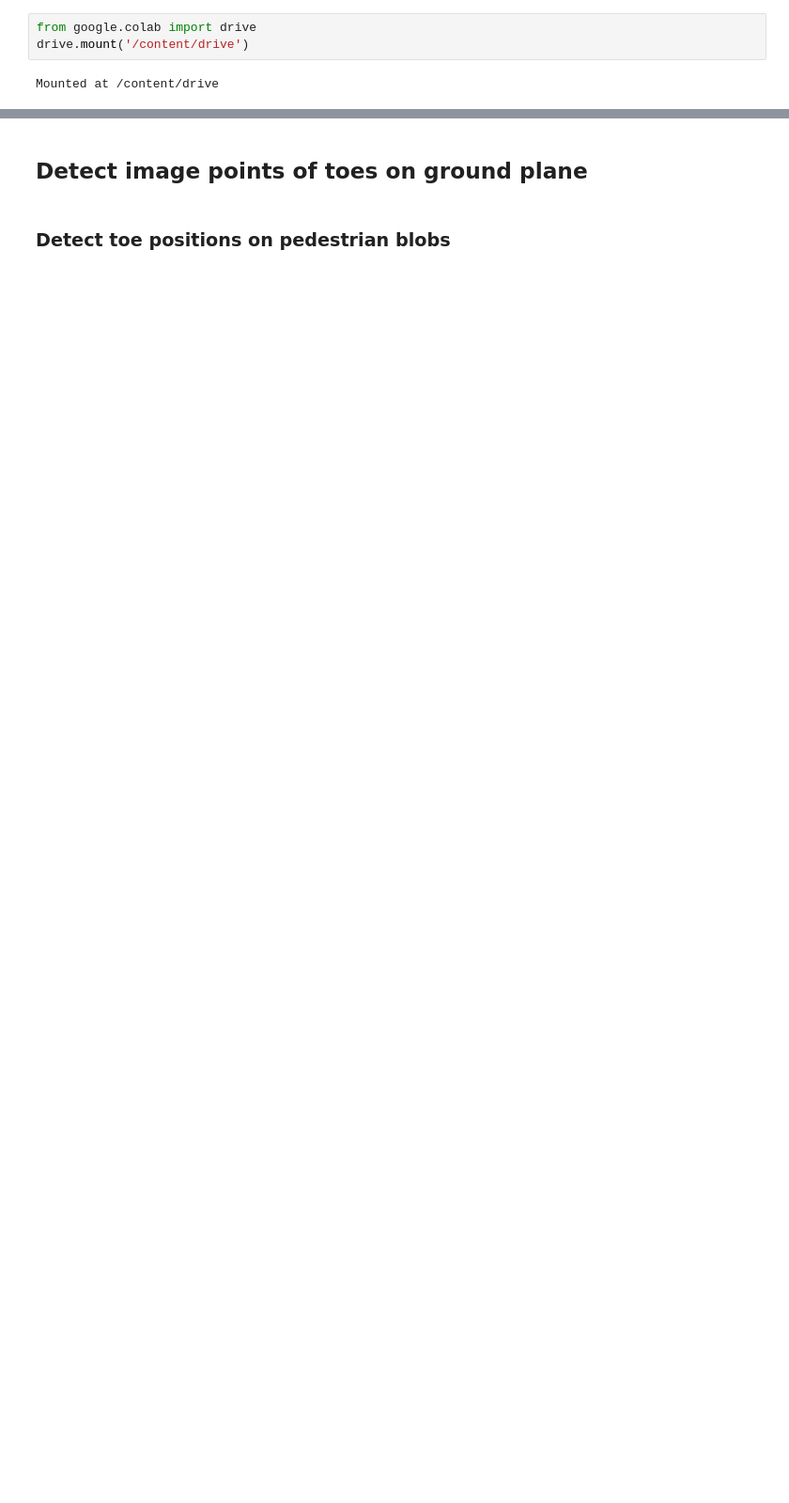
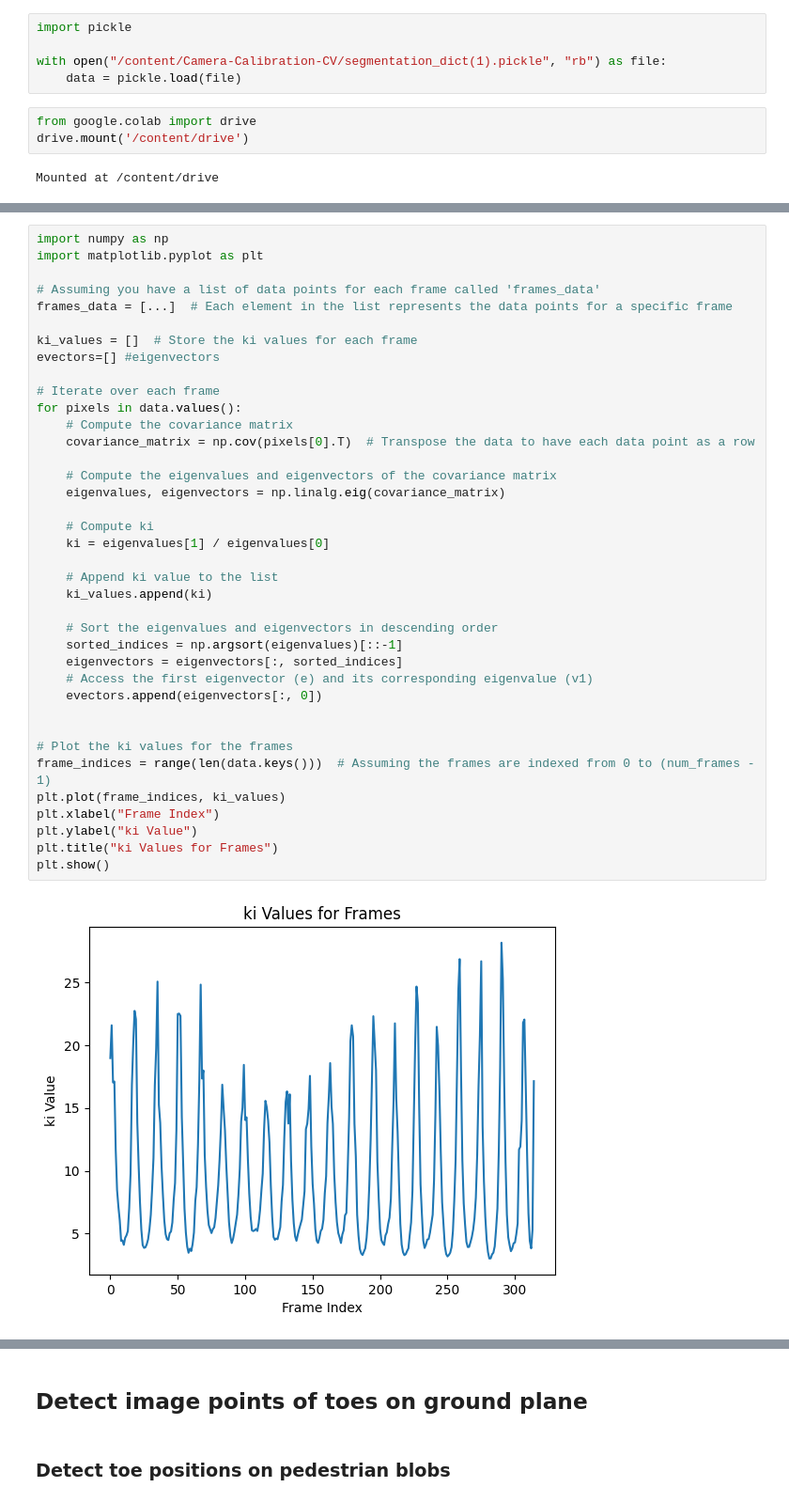
Before and after one commit to Kh0uloud/Camera-Calibration-CV, a Jupyter notebook: Periodic_Motion_Paper.ipynb, the cells around one changed output, grey strips where cells are left out. Shown at 94% size. Cells and saved outputs as stored; diff of their text form; blank space fills up the shorter version.

Commit message:
extract lambda shaped frames

```diff
--- a/Periodic_Motion_Paper.ipynb
+++ b/Periodic_Motion_Paper.ipynb
@@ -1,3 +52,8 @@
+# %%
+import pickle
+
+with open("/content/Camera-Calibration-CV/segmentation_dict(1).pickle", "rb") as file:
+    data = pickle.load(file)
 # %%
 from google.colab import drive
 drive.mount('/content/drive')
@@ -45,0 +70,40 @@ Frames extracted: 356
+# %%
+import numpy as np
+import matplotlib.pyplot as plt
+
+# Assuming you have a list of data points for each frame called 'frames_data'
+frames_data = [...]  # Each element in the list represents the data points for a specific frame
+
+ki_values = []  # Store the ki values for each frame
+evectors=[] #eigenvectors
+
+# Iterate over each frame
+for pixels in data.values():
+    # Compute the covariance matrix
+    covariance_matrix = np.cov(pixels[0].T)  # Transpose the data to have each data point as a row
+
+    # Compute the eigenvalues and eigenvectors of the covariance matrix
+    eigenvalues, eigenvectors = np.linalg.eig(covariance_matrix)
+
+    # Compute ki
+    ki = eigenvalues[1] / eigenvalues[0]
+
+    # Append ki value to the list
+    ki_values.append(ki)
+
+    # Sort the eigenvalues and eigenvectors in descending order
+    sorted_indices = np.argsort(eigenvalues)[::-1]
+    eigenvectors = eigenvectors[:, sorted_indices]
+    # Access the first eigenvector (e) and its corresponding eigenvalue (v1)
+    evectors.append(eigenvectors[:, 0])
+
+
+# Plot the ki values for the frames
+frame_indices = range(len(data.keys()))  # Assuming the frames are indexed from 0 to (num_frames - 1)
+plt.plot(frame_indices, ki_values)
+plt.xlabel("Frame Index")
+plt.ylabel("ki Value")
+plt.title("ki Values for Frames")
+plt.show()
+# %% [output]
+[figure, added]
```
Also changed, not shown: parts of 17 cells of this notebook.
